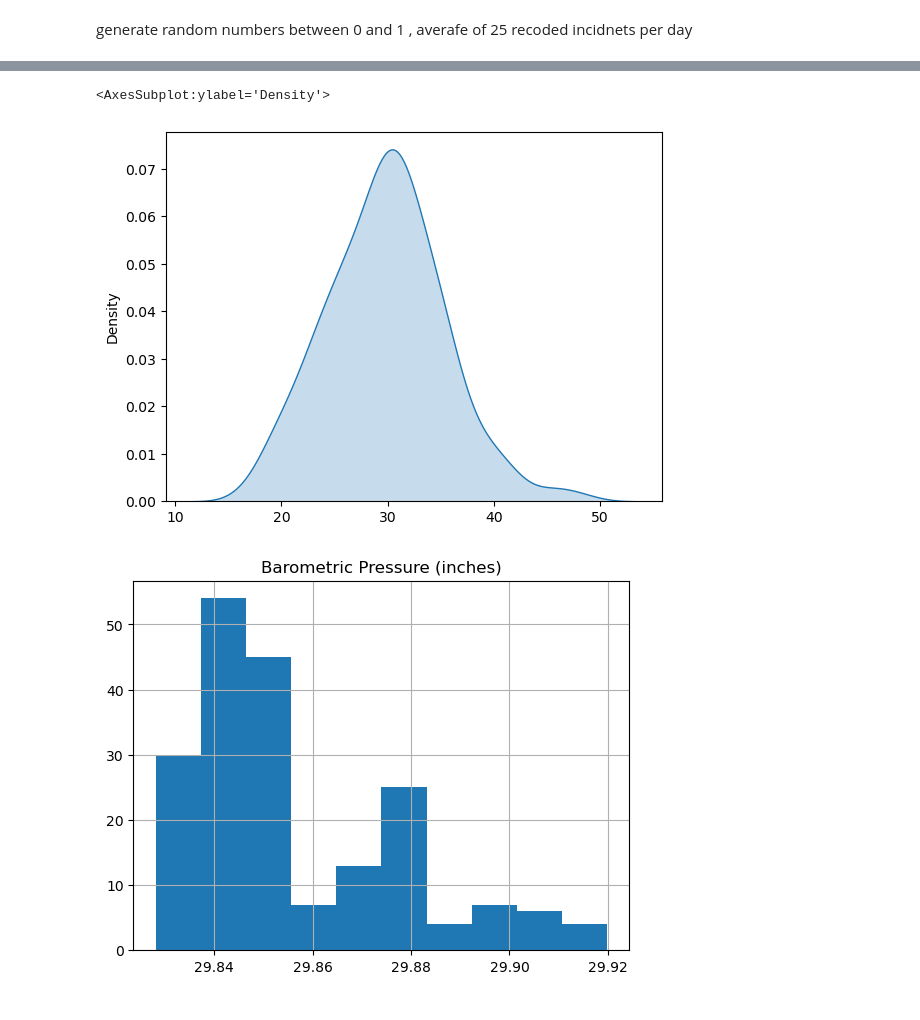
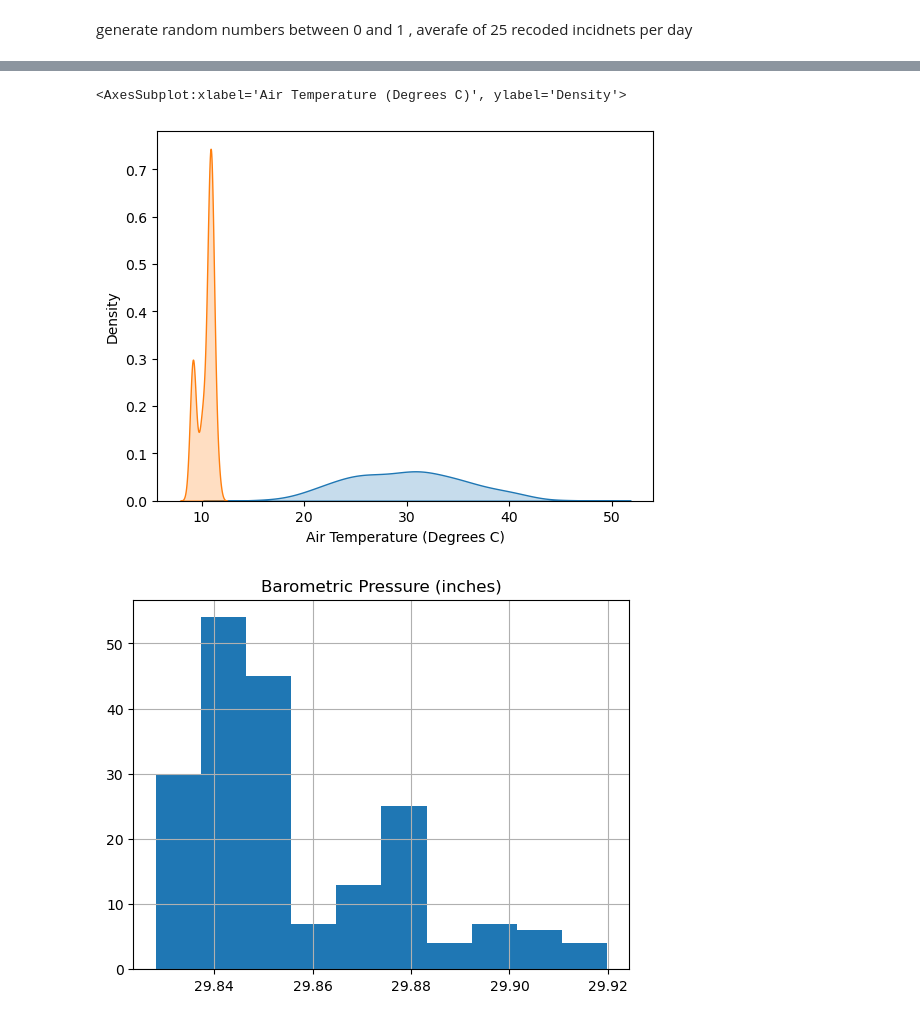
Before and after one commit to dectan/Programming-for-Data-Analysis-Project-1, a Jupyter notebook: Project 1.ipynb, the cells around one changed output, grey strips where cells are left out. Cells and saved outputs as stored; diff of their text form; code cells hidden in the pictures.

```diff
--- a/Project 1.ipynb
+++ b/Project 1.ipynb
@@ -608,14 +710,14 @@ plt.show()
 # %%
 import numpy as np
 
 x = np.random.poisson((30) ,size=200)
 
 
 sns.kdeplot(x,shade=True)
-#sns.kdeplot(df3['Barometric Pressure (inches)'],shade=True)
+sns.kdeplot(df3['Air Temperature (Degrees C)'],shade=True)
 # %% [output]
-<AxesSubplot:ylabel='Density'>
+<AxesSubplot:xlabel='Air Temperature (Degrees C)', ylabel='Density'>
-[figure, old version]
+[figure, new version]
 # %%
 df3.hist('Barometric Pressure (inches)')
 plt.show()
```
Also changed, not shown: parts of 67 cells of this notebook, 1 other file.
